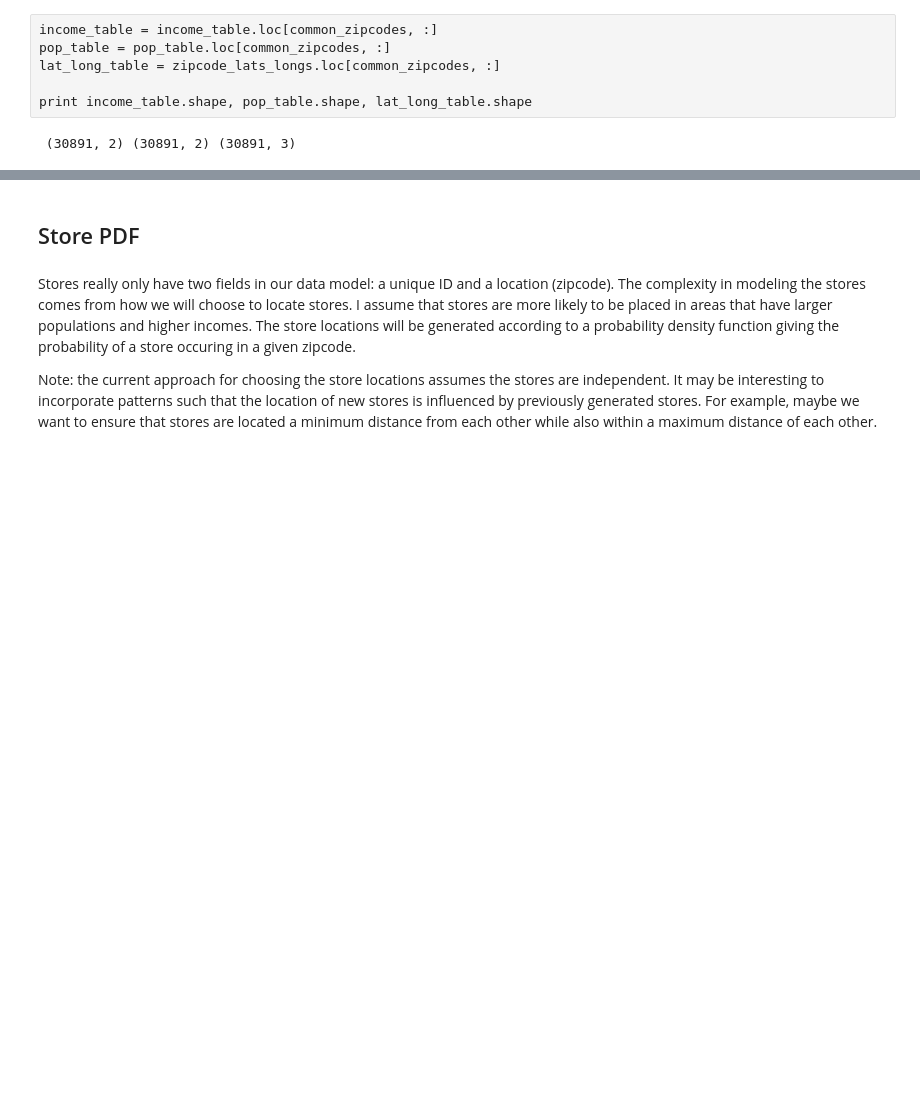
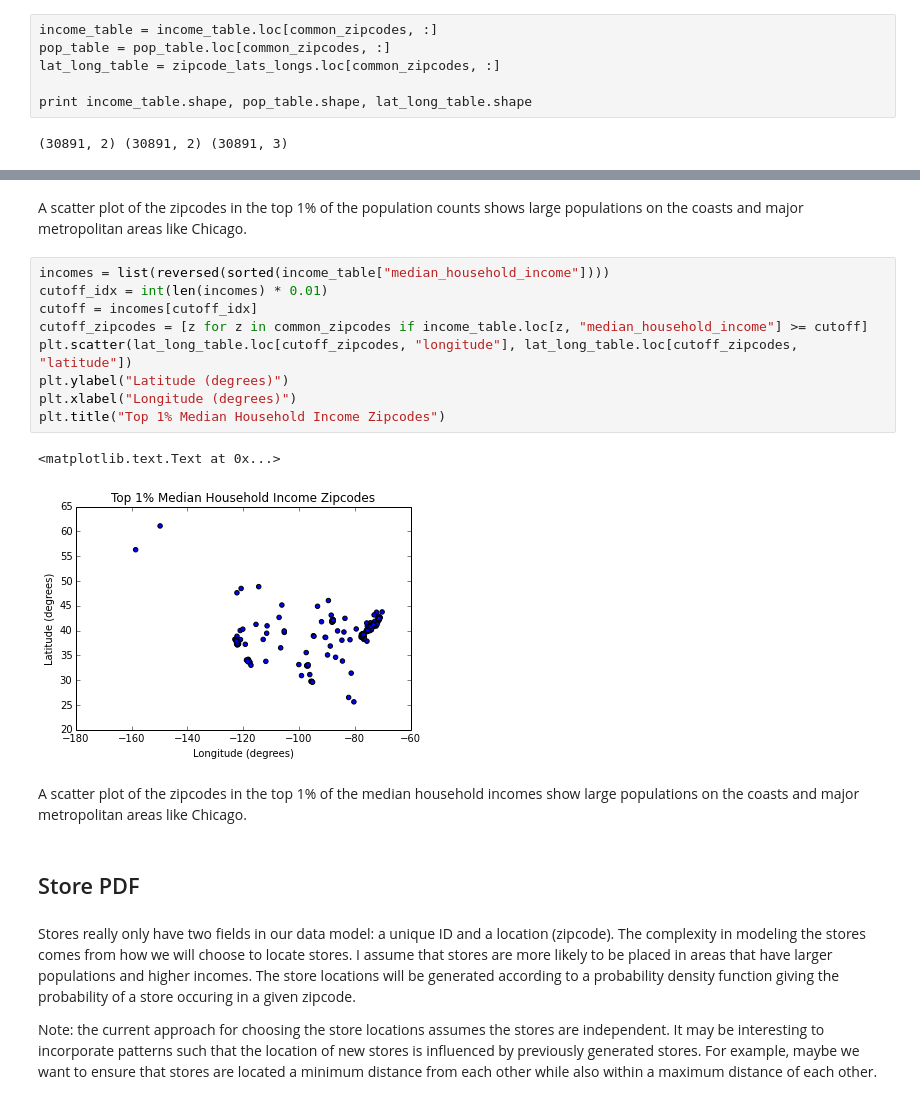
Before and after one commit to rnowling/bigpetstore-data-generator, a Jupyter notebook: notebooks/MonteCarloExample.ipynb, the cells around one changed output, grey strips where cells are left out. Cells and saved outputs as stored; diff of their text form; blank space fills up the shorter version.

```diff
--- a/notebooks/MonteCarloExample.ipynb
+++ b/notebooks/MonteCarloExample.ipynb
@@ -209,3 +233,19 @@ print income_table.shape, pop_table.shape, lat_long_table.shape
+# %% [markdown]
+A scatter plot of the zipcodes in the top 1% of the population counts shows large populations on the coasts and major metropolitan areas like Chicago.
+# %%
+incomes = list(reversed(sorted(income_table["median_household_income"])))
+cutoff_idx = int(len(incomes) * 0.01)
+cutoff = incomes[cutoff_idx]
+cutoff_zipcodes = [z for z in common_zipcodes if income_table.loc[z, "median_household_income"] >= cutoff]
+plt.scatter(lat_long_table.loc[cutoff_zipcodes, "longitude"], lat_long_table.loc[cutoff_zipcodes, "latitude"])
+plt.ylabel("Latitude (degrees)")
+plt.xlabel("Longitude (degrees)")
+plt.title("Top 1% Median Household Income Zipcodes")
+# %% [output]
+<matplotlib.text.Text at 0x...>
+[figure, added]
+# %% [markdown]
+A scatter plot of the zipcodes in the top 1% of the median household incomes show large populations on the coasts and major metropolitan areas like Chicago.
 # %% [markdown]
 ## Store PDF
 # %% [markdown]
```
Also changed, not shown: parts of 6 cells of this notebook.
